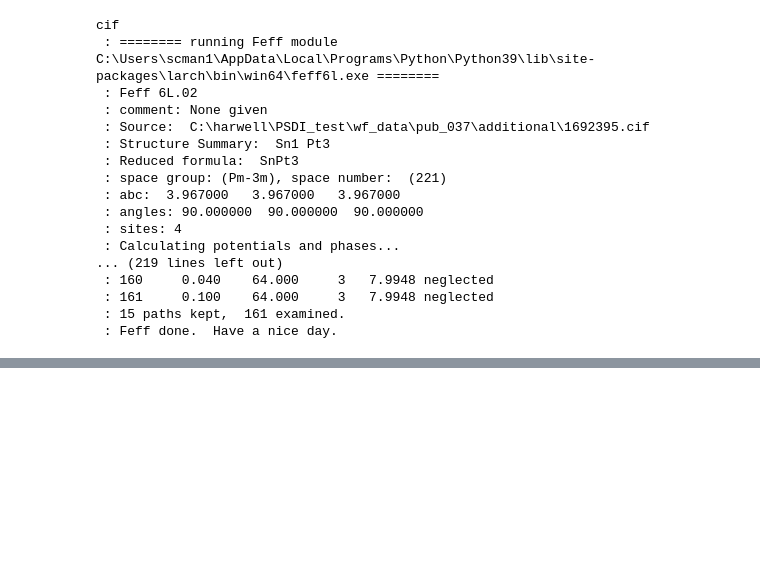
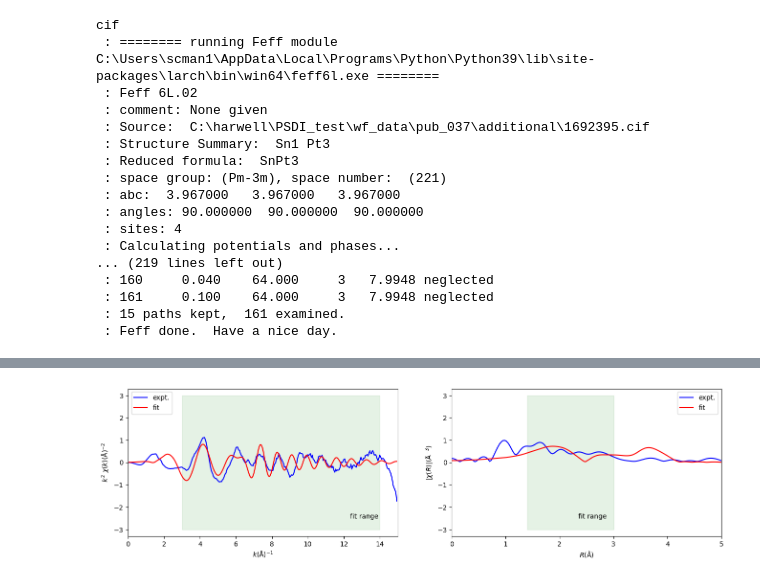
Before and after one commit to UK-Catalysis-Hub/XAS-Workflow-Demo, a Jupyter notebook: larch_workflow/Reproduce XAS Paper 01.ipynb, the cells around one changed output, grey strips where cells are left out. Cells and saved outputs as stored; diff of their text form; code cells hidden in the pictures; blank space fills up the shorter version.

```diff
--- a/larch_workflow/Reproduce XAS Paper 01.ipynb
+++ b/larch_workflow/Reproduce XAS Paper 01.ipynb
@@ -343,0 +407,5 @@ KeyError: 'Ar Rebinned'
+# %%
+chikr_p = fit_manager.plot_chikr(dset,fit_vars['rmin'],fit_vars['rmax'],fit_vars['kmin'],fit_vars['kmax'])
+chikr_p.show()
+# %% [output]
+[figure, added]
```
Also changed, not shown: parts of 19 cells of this notebook, 4 other files.
